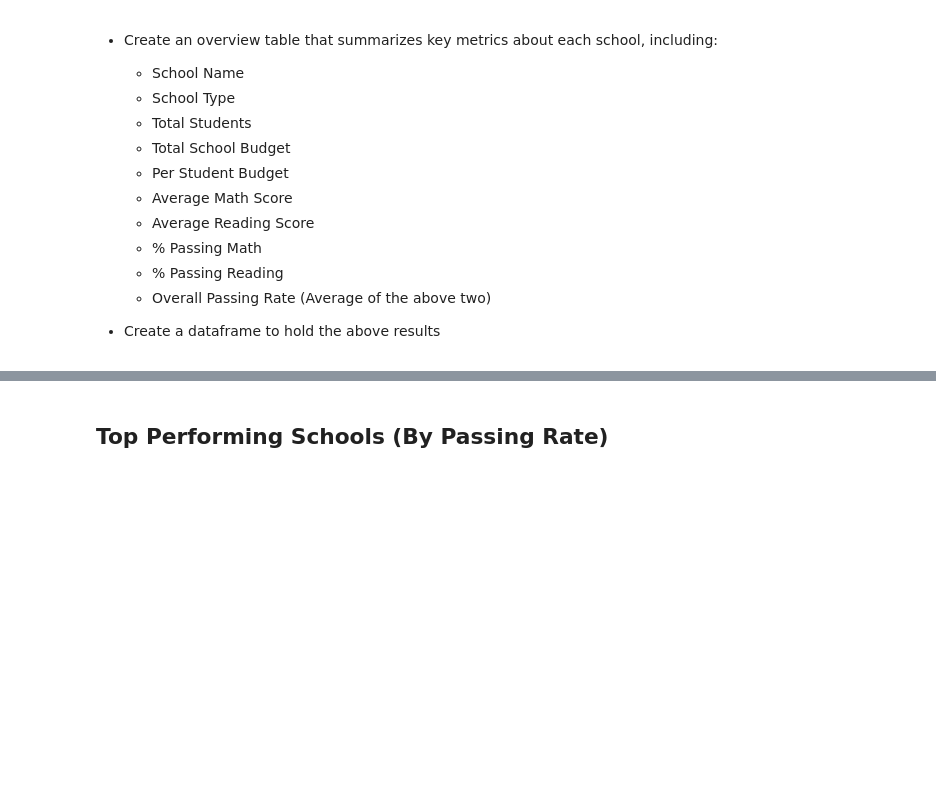
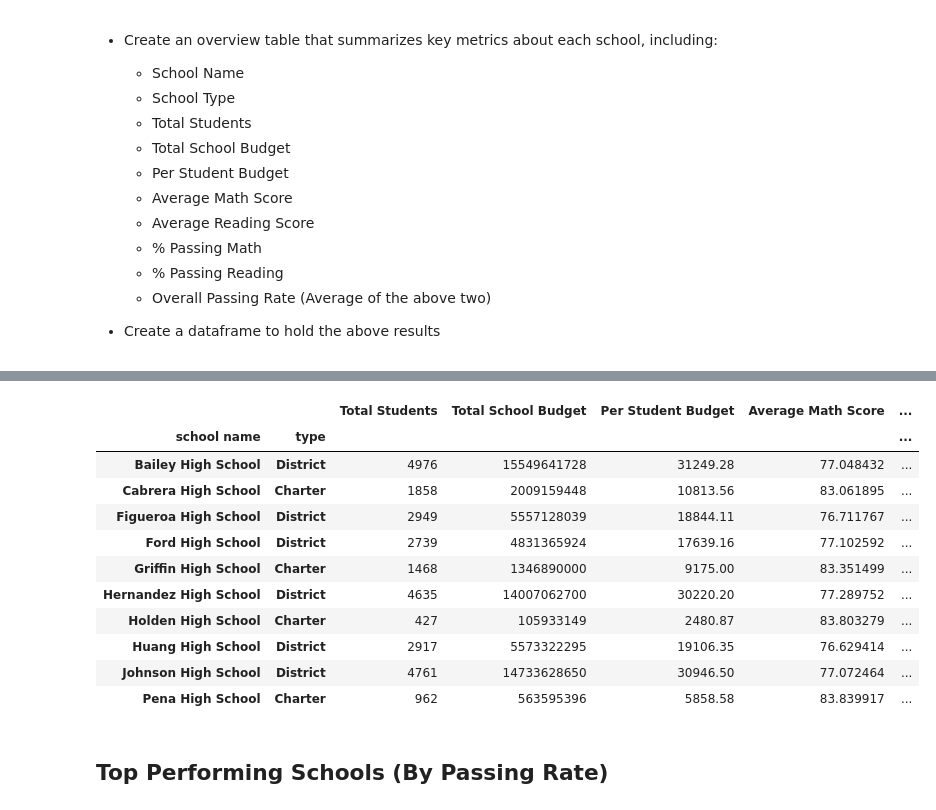
Before and after one commit to Meghanavmr/PyCitySchools, a Jupyter notebook: PyCitySchools_starter.ipynb, the cells around one changed output, grey strips where cells are left out. Saved outputs shown, nothing was run; the diff lists cells and outputs as text; code cells hidden in the pictures; blank space fills up the shorter version.

```diff
--- a/PyCitySchools_starter.ipynb
+++ b/PyCitySchools_starter.ipynb
@@ -130,3 +130,7 @@ District_summary_df
   * Overall Passing Rate (Average of the above two)
 
 * Create a dataframe to hold the above results
+# %%
+school_data_complete_new = school_data_complete[["School ID", "school name", "type", "size", "budget", "Student ID", "name",
+                                                 "gender", "grade", "reading_score","math_score"]].copy()
+school_data_complete_new.head()
@@ -133,3 +163,60 @@ District_summary_df
+# %%
+
+grouped_school_data = school_data_complete_new.groupby(['school name', "type"])
+# grouped_school_data.drop_duplicates(subset=[budget], keep=False)
+
+
+total_students_grp = grouped_school_data["Student ID"].count()
+total_budget_grp = grouped_school_data["budget"].sum()
+# total_budget_grp = grouped_school_data["budget"].sum()
+per_stu_budget_grp =  (total_budget_grp/ total_students_grp)/100
+avgmathscore_grp = grouped_school_data["math_score"].mean()
+avgreadingscore_grp = grouped_school_data["reading_score"].mean()
+passingmath_grp = school_data_complete_new.query('math_score >70')["School ID"].count()/ total_students_grp * 100
+passingreading_grp = school_data_complete_new.query('reading_score >70')["School ID"].count()/ total_students_grp * 100
+overallpassrate_grp = (avgmathscore_grp + avgreadingscore_grp)/2
+
+# Converting a GroupBy object into a DataFrame
+grouped_school_data_df = pd.DataFrame({"Total Students":total_students_grp,
+                                       "Total School Budget": total_budget_grp,
+                                       "Per Student Budget":per_stu_budget_grp,
+                                       "Average Math Score": avgmathscore_grp,
+                                       "Average Reading Score": avgreadingscore_grp,
+                                       "% Passing Math":passingmath_grp,
+                                       "% Passing Reading":passingmath_grp,
+                                        "Overall Passing Rate":overallpassrate_grp
+
+
+})
+
+grouped_school_data_df = grouped_school_data_df[[  "Total Students",
+    "Total School Budget",
+    "Per Student Budget",
+    "Average Math Score",
+    "Average Reading Score",
+     "% Passing Math",
+     "% Passing Math",
+    "Overall Passing Rate"]]
+
+
+grouped_school_data_df
+
+
+
+grouped_school_data_df.head(10)
+# %% [output]
+|  |  | Total Students | Total School Budget | Per Student Budget | Average Math Score | ... |
+| school name | type |  |  |  |  | ... |
+| Bailey High School | District | 4976 | 15549641728 | 31249.28 | 77.048432 | ... |
+| Cabrera High School | Charter | 1858 | 2009159448 | 10813.56 | 83.061895 | ... |
+| Figueroa High School | District | 2949 | 5557128039 | 18844.11 | 76.711767 | ... |
+| Ford High School | District | 2739 | 4831365924 | 17639.16 | 77.102592 | ... |
+| Griffin High School | Charter | 1468 | 1346890000 | 9175.00 | 83.351499 | ... |
+| Hernandez High School | District | 4635 | 14007062700 | 30220.20 | 77.289752 | ... |
+| Holden High School | Charter | 427 | 105933149 | 2480.87 | 83.803279 | ... |
+| Huang High School | District | 2917 | 5573322295 | 19106.35 | 76.629414 | ... |
+| Johnson High School | District | 4761 | 14733628650 | 30946.50 | 77.072464 | ... |
+| Pena High School | Charter | 962 | 563595396 | 5858.58 | 83.839917 | ... |
 # %% [markdown]
 ## Top Performing Schools (By Passing Rate)
 # %% [markdown]
```
Also changed, not shown: parts of 9 cells of this notebook.
